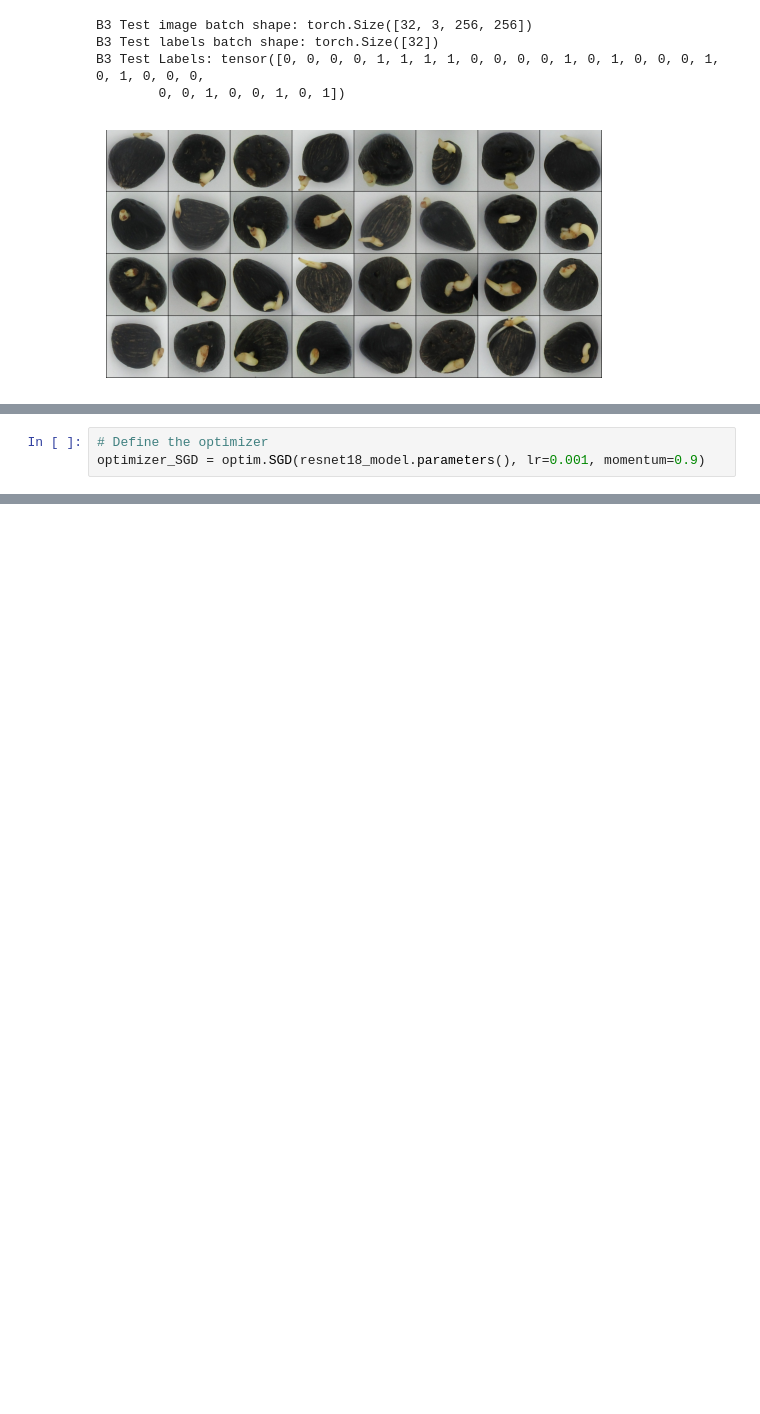
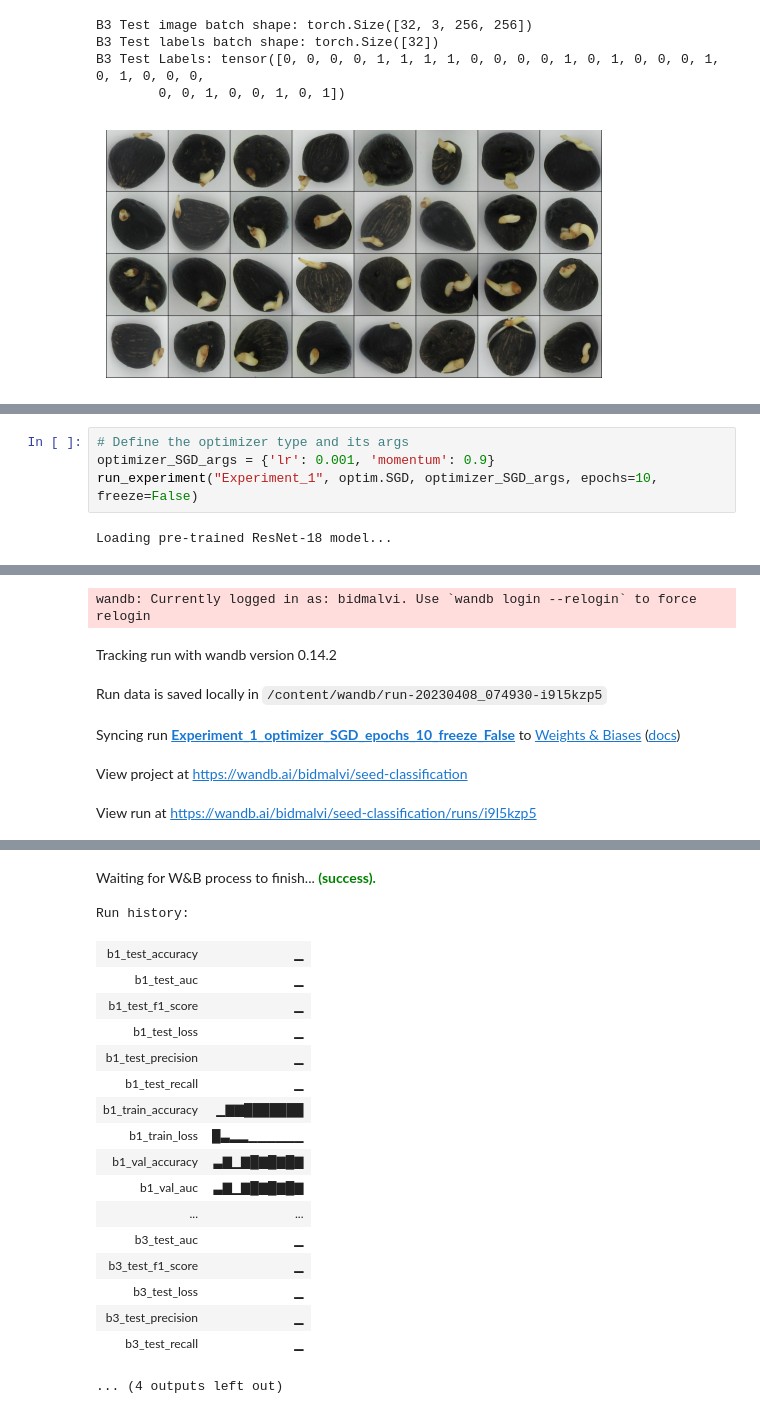
Before and after one commit to malvibid/COMP3029-Computer-Vision, a Jupyter notebook: COMP3029_Computer_Vision_Coursework.ipynb, the cells around one changed output, grey strips where cells are left out. Cells and saved outputs as stored; diff of their text form; blank space fills up the shorter version.

Commit message:
Code clean-up & setup experiments and monitoring with wandb

```diff
--- a/COMP3029_Computer_Vision_Coursework.ipynb
+++ b/COMP3029_Computer_Vision_Coursework.ipynb
@@ -669,3 +764,6 @@ def test_model(model, test_loader, device=torch.device("cuda:0" if torch.cuda.is
 # %%
-# Define the optimizer
-optimizer_SGD = optim.SGD(resnet18_model.parameters(), lr=0.001, momentum=0.9)
+# Define the optimizer type and its args
+optimizer_SGD_args = {'lr': 0.001, 'momentum': 0.9}
+run_experiment("Experiment_1", optim.SGD, optimizer_SGD_args, epochs=10, freeze=False)
+# %% [output]
+Loading pre-trained ResNet-18 model...
@@ -671,0 +771,6 @@ optimizer_SGD = optim.SGD(resnet18_model.parameters(), lr=0.001, momentum=0.9)
+wandb: Currently logged in as: bidmalvi. Use `wandb login --relogin` to force relogin
+Tracking run with wandb version 0.14.2
+Run data is saved locally in /content/wandb/run-20230408_074930-i9l5kzp5
+Syncing run Experiment_1_optimizer_SGD_epochs_10_freeze_False to Weights & Biases (docs)
+View project at https://wandb.ai/bidmalvi/seed-classification
+View run at https://wandb.ai/bidmalvi/seed-classification/runs/i9l5kzp5
@@ -671,0 +794,19 @@ optimizer_SGD = optim.SGD(resnet18_model.parameters(), lr=0.001, momentum=0.9)
+Waiting for W&B process to finish... (success).
+Run history:
+| b1_test_accuracy | ▁ |
+| b1_test_auc | ▁ |
+| b1_test_f1_score | ▁ |
+| b1_test_loss | ▁ |
+| b1_test_precision | ▁ |
+| b1_test_recall | ▁ |
+| b1_train_accuracy | ▁▇▇███████ |
+| b1_train_loss | █▃▂▂▁▁▁▁▁▁ |
+| b1_val_accuracy | ▃▇▁▇█▇█▇█▇ |
+| b1_val_auc | ▃▇▁▇█▇█▇█▇ |
+| ... | ... |
+| b3_test_auc | ▁ |
+| b3_test_f1_score | ▁ |
+| b3_test_loss | ▁ |
+| b3_test_precision | ▁ |
+| b3_test_recall | ▁ |
+... (4 outputs left out)
```
Also changed, not shown: parts of 42 cells of this notebook.
